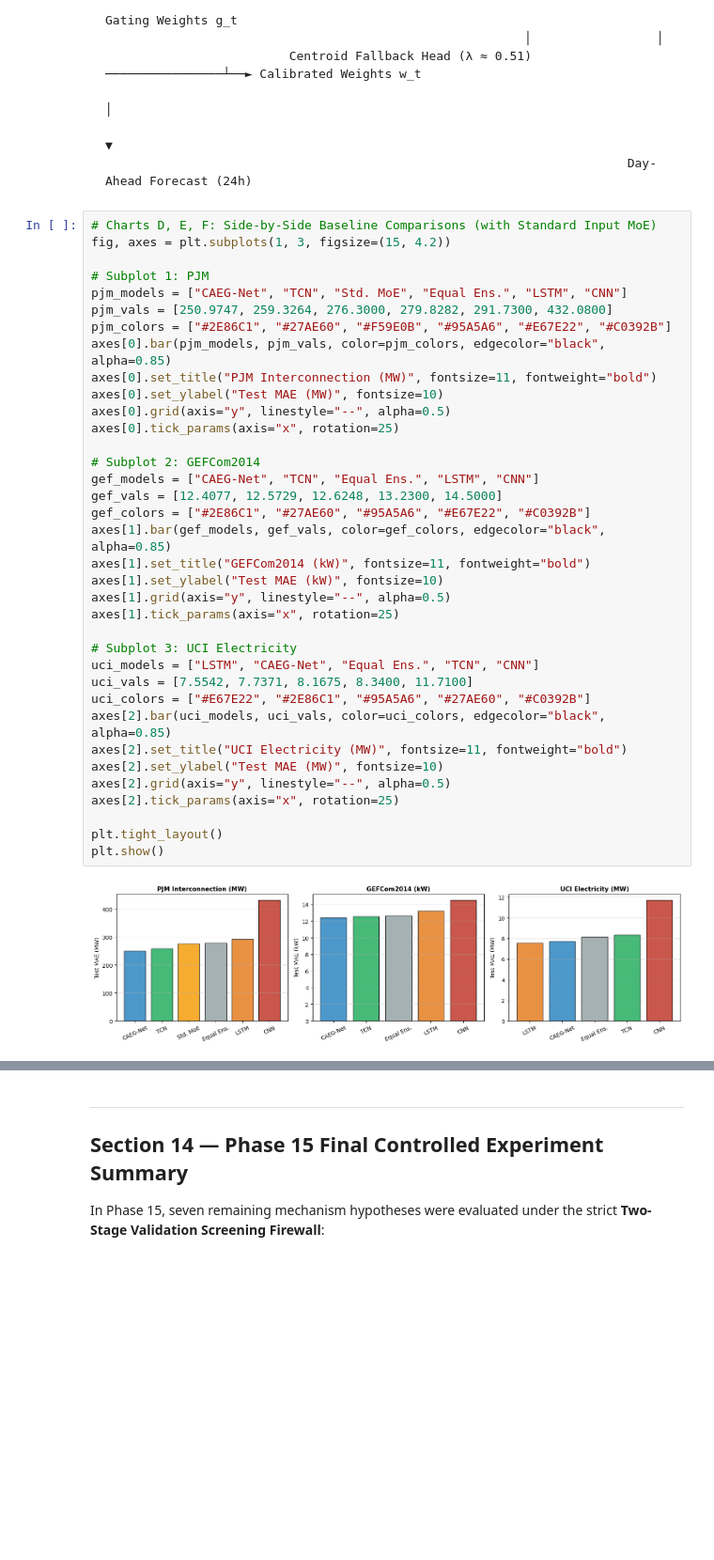
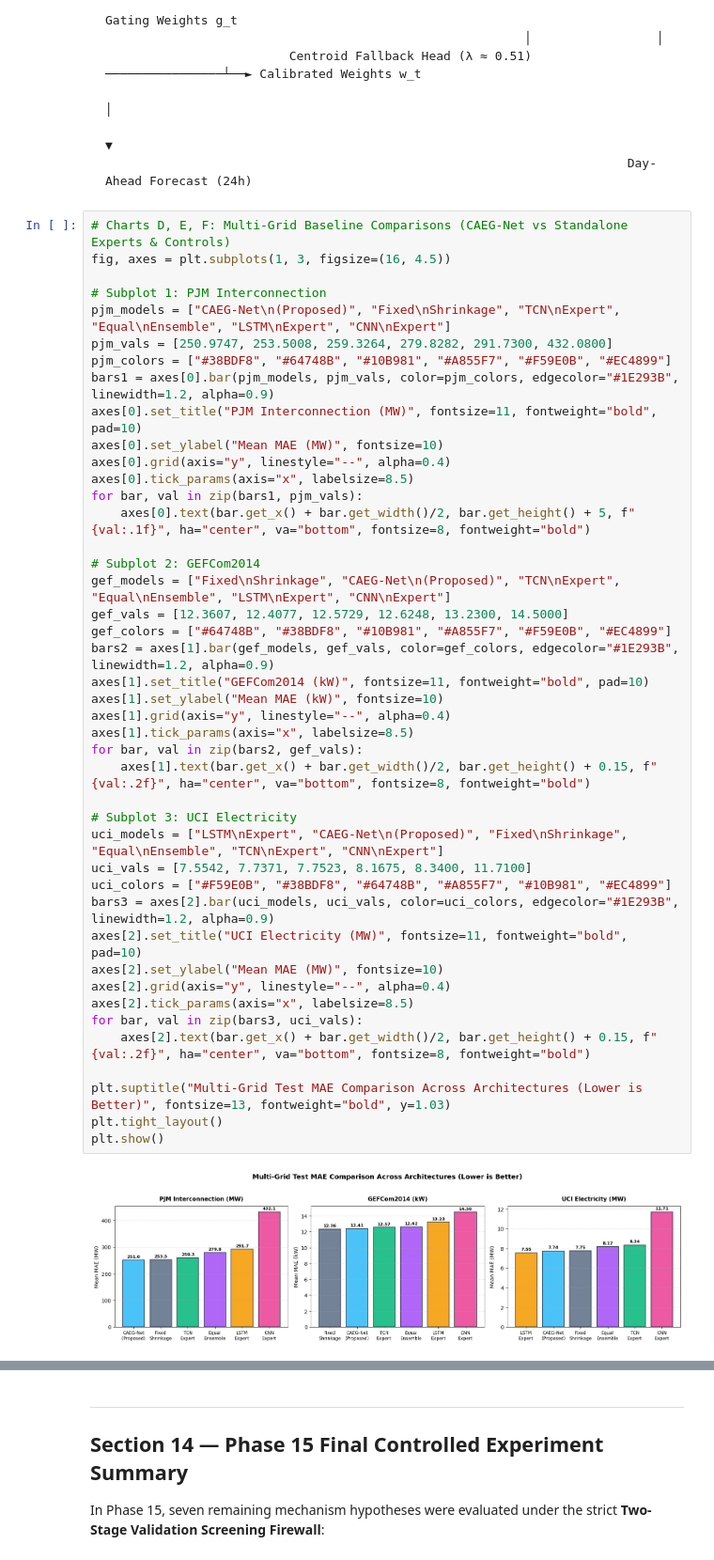
Before and after one commit to vinay-0208/CAEGNET, a Jupyter notebook: research/notebooks/CAEG_Net_Faculty_Review.ipynb, the cells around one changed output, grey strips where cells are left out. Shown at 94% size. Saved outputs shown, nothing was run; the diff lists cells and outputs as text; blank space fills up the shorter version.

Commit message:
finalize CAEG-Net results, dashboard and documentation

````diff
--- a/notebooks/CAEG_Net_Faculty_Review.ipynb
+++ b/research/notebooks/CAEG_Net_Faculty_Review.ipynb
@@ -406,42 +481,49 @@ CAEG-Net (CONTEXT-ADAPTIVE EXPERT GATING NETWORK)
                                                                        Day-Ahead Forecast (24h)
 ```
 # %%
-# Charts D, E, F: Side-by-Side Baseline Comparisons (with Standard Input MoE)
-fig, axes = plt.subplots(1, 3, figsize=(15, 4.2))
+# Charts D, E, F: Multi-Grid Baseline Comparisons (CAEG-Net vs Standalone Experts & Controls)
+fig, axes = plt.subplots(1, 3, figsize=(16, 4.5))
 
-# Subplot 1: PJM
-pjm_models = ["CAEG-Net", "TCN", "Std. MoE", "Equal Ens.", "LSTM", "CNN"]
-pjm_vals = [250.9747, 259.3264, 276.3000, 279.8282, 291.7300, 432.0800]
-pjm_colors = ["#2E86C1", "#27AE60", "#F59E0B", "#95A5A6", "#E67E22", "#C0392B"]
-axes[0].bar(pjm_models, pjm_vals, color=pjm_colors, edgecolor="black", alpha=0.85)
-axes[0].set_title("PJM Interconnection (MW)", fontsize=11, fontweight="bold")
-axes[0].set_ylabel("Test MAE (MW)", fontsize=10)
-axes[0].grid(axis="y", linestyle="--", alpha=0.5)
-axes[0].tick_params(axis="x", rotation=25)
+# Subplot 1: PJM Interconnection
+pjm_models = ["CAEG-Net\n(Proposed)", "Fixed\nShrinkage", "TCN\nExpert", "Equal\nEnsemble", "LSTM\nExpert", "CNN\nExpert"]
+pjm_vals = [250.9747, 253.5008, 259.3264, 279.8282, 291.7300, 432.0800]
+pjm_colors = ["#38BDF8", "#64748B", "#10B981", "#A855F7", "#F59E0B", "#EC4899"]
+bars1 = axes[0].bar(pjm_models, pjm_vals, color=pjm_colors, edgecolor="#1E293B", linewidth=1.2, alpha=0.9)
+axes[0].set_title("PJM Interconnection (MW)", fontsize=11, fontweight="bold", pad=10)
+axes[0].set_ylabel("Mean MAE (MW)", fontsize=10)
+axes[0].grid(axis="y", linestyle="--", alpha=0.4)
+axes[0].tick_params(axis="x", labelsize=8.5)
+for bar, val in zip(bars1, pjm_vals):
+    axes[0].text(bar.get_x() + bar.get_width()/2, bar.get_height() + 5, f"{val:.1f}", ha="center", va="bottom", fontsize=8, fontweight="bold")
 
 # Subplot 2: GEFCom2014
-gef_models = ["CAEG-Net", "TCN", "Equal Ens.", "LSTM", "CNN"]
-gef_vals = [12.4077, 12.5729, 12.6248, 13.2300, 14.5000]
-gef_colors = ["#2E86C1", "#27AE60", "#95A5A6", "#E67E22", "#C0392B"]
-axes[1].bar(gef_models, gef_vals, color=gef_colors, edgecolor="black", alpha=0.85)
-axes[1].set_title("GEFCom2014 (kW)", fontsize=11, fontweight="bold")
-axes[1].set_ylabel("Test MAE (kW)", fontsize=10)
-axes[1].grid(axis="y", linestyle="--", alpha=0.5)
-axes[1].tick_params(axis="x", rotation=25)
+gef_models = ["Fixed\nShrinkage", "CAEG-Net\n(Proposed)", "TCN\nExpert", "Equal\nEnsemble", "LSTM\nExpert", "CNN\nExpert"]
+gef_vals = [12.3607, 12.4077, 12.5729, 12.6248, 13.2300, 14.5000]
+gef_colors = ["#64748B", "#38BDF8", "#10B981", "#A855F7", "#F59E0B", "#EC4899"]
+bars2 = axes[1].bar(gef_models, gef_vals, color=gef_colors, edgecolor="#1E293B", linewidth=1.2, alpha=0.9)
+axes[1].set_title("GEFCom2014 (kW)", fontsize=11, fontweight="bold", pad=10)
+axes[1].set_ylabel("Mean MAE (kW)", fontsize=10)
+axes[1].grid(axis="y", linestyle="--", alpha=0.4)
+axes[1].tick_params(axis="x", labelsize=8.5)
+for bar, val in zip(bars2, gef_vals):
+    axes[1].text(bar.get_x() + bar.get_width()/2, bar.get_height() + 0.15, f"{val:.2f}", ha="center", va="bottom", fontsize=8, fontweight="bold")
 
 # Subplot 3: UCI Electricity
-uci_models = ["LSTM", "CAEG-Net", "Equal Ens.", "TCN", "CNN"]
-uci_vals = [7.5542, 7.7371, 8.1675, 8.3400, 11.7100]
-uci_colors = ["#E67E22", "#2E86C1", "#95A5A6", "#27AE60", "#C0392B"]
-axes[2].bar(uci_models, uci_vals, color=uci_colors, edgecolor="black", alpha=0.85)
-axes[2].set_title("UCI Electricity (MW)", fontsize=11, fontweight="bold")
-axes[2].set_ylabel("Test MAE (MW)", fontsize=10)
-axes[2].grid(axis="y", linestyle="--", alpha=0.5)
-axes[2].tick_params(axis="x", rotation=25)
+uci_models = ["LSTM\nExpert", "CAEG-Net\n(Proposed)", "Fixed\nShrinkage", "Equal\nEnsemble", "TCN\nExpert", "CNN\nExpert"]
+uci_vals = [7.5542, 7.7371, 7.7523, 8.1675, 8.3400, 11.7100]
+uci_colors = ["#F59E0B", "#38BDF8", "#64748B", "#A855F7", "#10B981", "#EC4899"]
+bars3 = axes[2].bar(uci_models, uci_vals, color=uci_colors, edgecolor="#1E293B", linewidth=1.2, alpha=0.9)
+axes[2].set_title("UCI Electricity (MW)", fontsize=11, fontweight="bold", pad=10)
+axes[2].set_ylabel("Mean MAE (MW)", fontsize=10)
+axes[2].grid(axis="y", linestyle="--", alpha=0.4)
+axes[2].tick_params(axis="x", labelsize=8.5)
+for bar, val in zip(bars3, uci_vals):
+    axes[2].text(bar.get_x() + bar.get_width()/2, bar.get_height() + 0.15, f"{val:.2f}", ha="center", va="bottom", fontsize=8, fontweight="bold")
 
+plt.suptitle("Multi-Grid Test MAE Comparison Across Architectures (Lower is Better)", fontsize=13, fontweight="bold", y=1.03)
 plt.tight_layout()
 plt.show()
 # %% [output]
-[figure, old version]
+[figure, new version]
 # %% [markdown]
 ### What does the comparison show?
````
Also changed, not shown: parts of 2 cells of this notebook, 5 other files.
